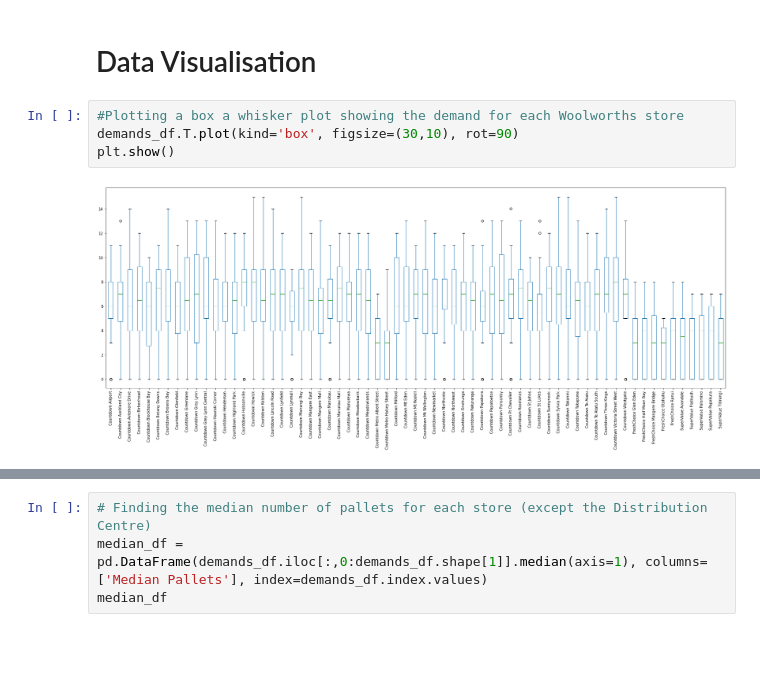
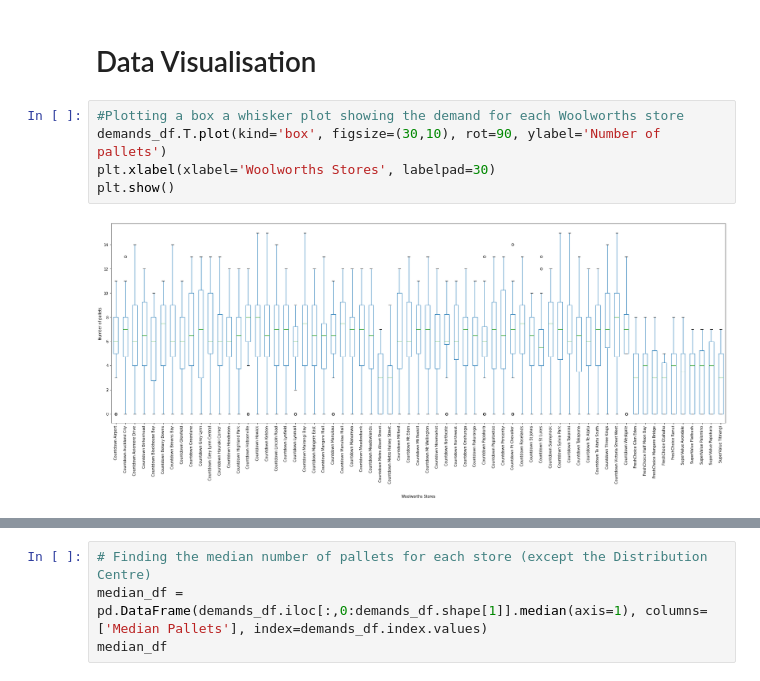
Before and after one commit to stho382/ENGSCI_Group_6_OR, a Jupyter notebook: OR_visualisations.ipynb, the cells around one changed output, grey strips where cells are left out. Cells and saved outputs as stored; diff of their text form; blank space fills up the shorter version.

```diff
--- a/OR_visualisations.ipynb
+++ b/OR_visualisations.ipynb
@@ -187,7 +202,8 @@ Obviously, this is because a distribution centre is not accounted for when findi
 # Data Visualisation
 # %%
 #Plotting a box a whisker plot showing the demand for each Woolworths store
-demands_df.T.plot(kind='box', figsize=(30,10), rot=90)
+demands_df.T.plot(kind='box', figsize=(30,10), rot=90, ylabel='Number of pallets')
+plt.xlabel(xlabel='Woolworths Stores', labelpad=30)
 plt.show()
 # %% [output]
-[figure, old version]
+[figure, new version]
```
Also changed, not shown: parts of 12 cells of this notebook.
